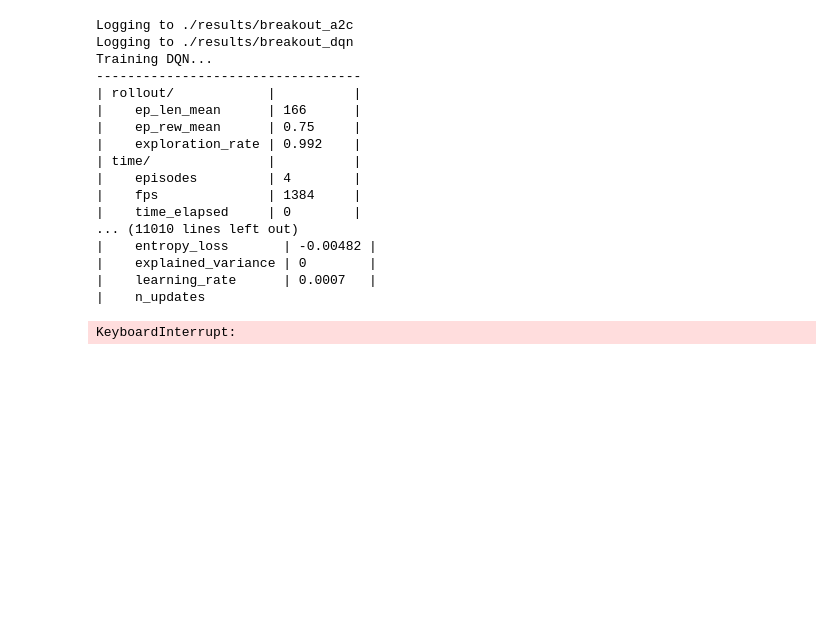
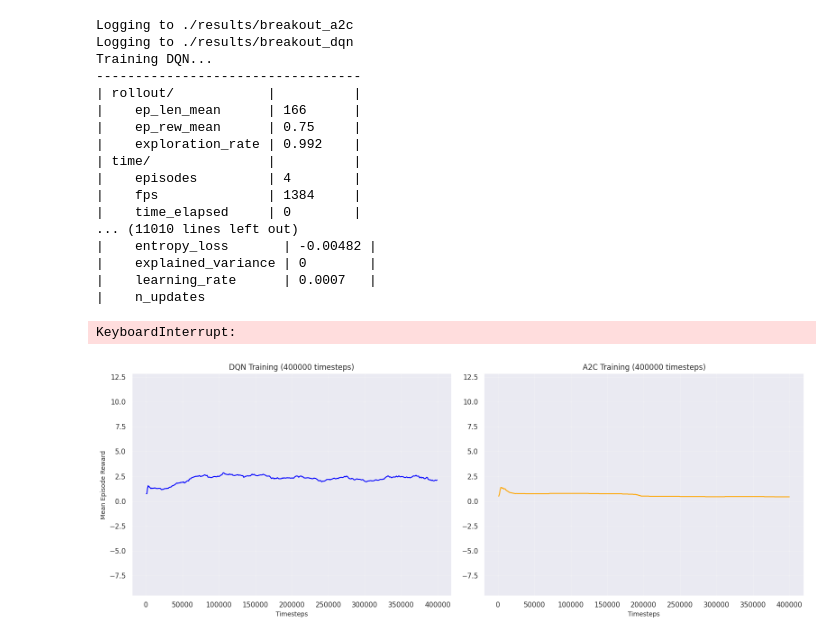
Before and after one commit to insper-classroom/08-dqn-vs-a2c-fruto_devontade_divina, a Jupyter notebook: main.ipynb, the cells around one changed output. Saved outputs shown, nothing was run; the diff lists cells and outputs as text; code cells hidden in the pictures; blank space fills up the shorter version.

```diff
--- a/main.ipynb
+++ b/main.ipynb
@@ -486,0 +476,56 @@ KeyboardInterrupt:
+# %%
+try:
+    a2c_log_data = pd.read_csv(f"{a2c_log_path}/progress.csv")
+    dqn_log_data = pd.read_csv(f"{dqn_log_path}/progress.csv")
+
+    a2c_log_data['Algorithm'] = 'A2C'
+    dqn_log_data['Algorithm'] = 'DQN'
+
+    sns.set_theme(style="darkgrid")
+    fig, (ax1, ax2) = plt.subplots(1, 2, figsize=(16, 6))
+
+    sns.lineplot(
+        x="time/total_timesteps",
+        y="rollout/ep_rew_mean",
+        data=dqn_log_data,
+        ax=ax1,
+        color="blue"
+    )
+    ax1.set_title(f"DQN Training ({total_timesteps} timesteps)", fontsize=12)
+    ax1.set_xlabel("Timesteps", fontsize=10)
+    ax1.set_ylabel("Mean Episode Reward", fontsize=10)
+    ax1.grid(True, alpha=0.3)
+
+    sns.lineplot(
+        x="time/total_timesteps",
+        y="rollout/ep_rew_mean",
+        data=a2c_log_data,
+        ax=ax2,
+        color="orange"
+    )
+    ax2.set_title(f"A2C Training ({total_timesteps} timesteps)", fontsize=12)
+    ax2.set_xlabel("Timesteps", fontsize=10)
+    ax2.set_ylabel("")
+    ax2.grid(True, alpha=0.3)
+
+    y_min = min(
+        dqn_log_data["rollout/ep_rew_mean"].min(),
+        a2c_log_data["rollout/ep_rew_mean"].min()
+    ) - 10
+
+    y_max = max(
+        dqn_log_data["rollout/ep_rew_mean"].max(),
+        a2c_log_data["rollout/ep_rew_mean"].max()
+    ) + 10
+
+    ax1.set_ylim(y_min, y_max)
+    ax2.set_ylim(y_min, y_max)
+
+    plt.tight_layout()
+    plt.show()
+
+except FileNotFoundError as e:
+    print(f"Error loading log files: {e}")
+    print("Please check if the CSV files were created in the results directory.")
+# %% [output]
+[figure, added]
```
Also changed, not shown: parts of 5 cells of this notebook, 2 other files.
